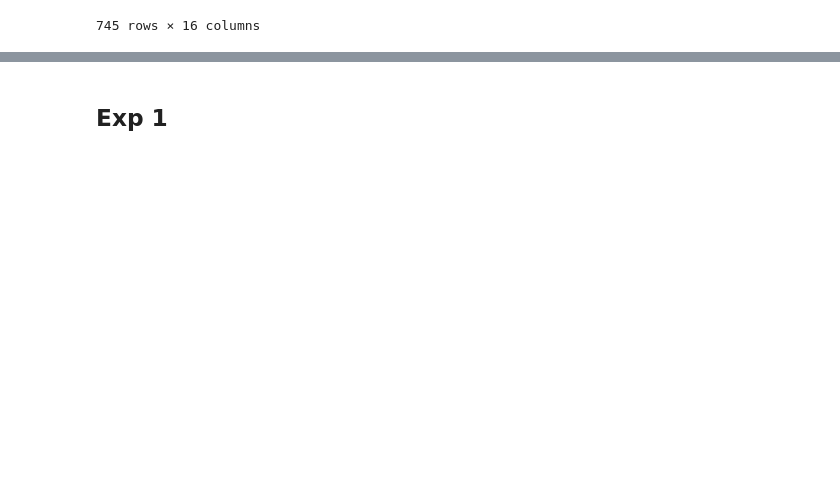
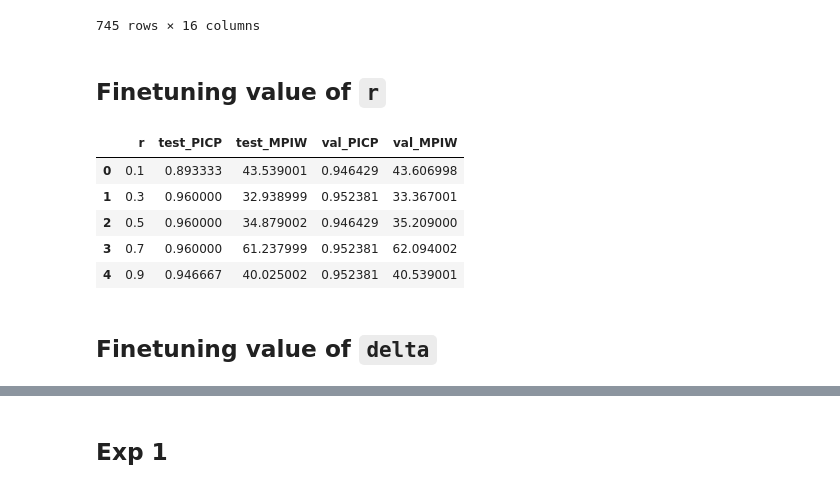
Before and after one commit to kshipra-jadav/major-2-experiments, a Jupyter notebook: code/tubeloss.ipynb, the cells around one changed output, grey strips where cells are left out. Saved outputs shown, nothing was run; the diff lists cells and outputs as text; code cells hidden in the pictures; blank space fills up the shorter version.

Commit message:
start experiments with r and delta

```diff
--- a/code/tubeloss.ipynb
+++ b/code/tubeloss.ipynb
@@ -38,0 +85,2 @@ combined
+# %% [markdown]
+## Finetuning value of `r`
@@ -38,0 +120,24 @@ combined
+# %%
+import pandas as pd
+
+df = pd.DataFrame([
+    {
+        "r": r,
+        "test_PICP": vals["test_results"]["PICP"],
+        "test_MPIW": vals["test_results"]["MPIW"],
+        "val_PICP": vals["val_results"]["PICP"],
+        "val_MPIW": vals["val_results"]["MPIW"],
+    }
+    for r, vals in r_results.items()
+])
+
+df
+# %% [output]
+|  | r | test_PICP | test_MPIW | val_PICP | val_MPIW |
+| 0 | 0.1 | 0.893333 | 43.539001 | 0.946429 | 43.606998 |
+| 1 | 0.3 | 0.960000 | 32.938999 | 0.952381 | 33.367001 |
+| 2 | 0.5 | 0.960000 | 34.879002 | 0.946429 | 35.209000 |
+| 3 | 0.7 | 0.960000 | 61.237999 | 0.952381 | 62.094002 |
+| 4 | 0.9 | 0.946667 | 40.025002 | 0.952381 | 40.539001 |
+# %% [markdown]
+## Finetuning value of `delta`
```
Also changed, not shown: parts of 8 cells of this notebook, 3 other files.
